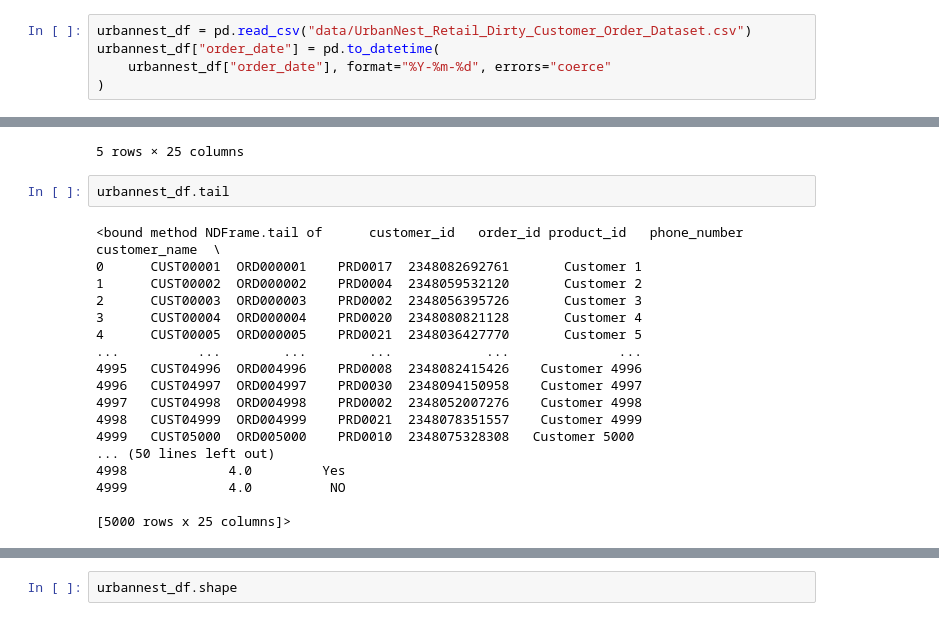
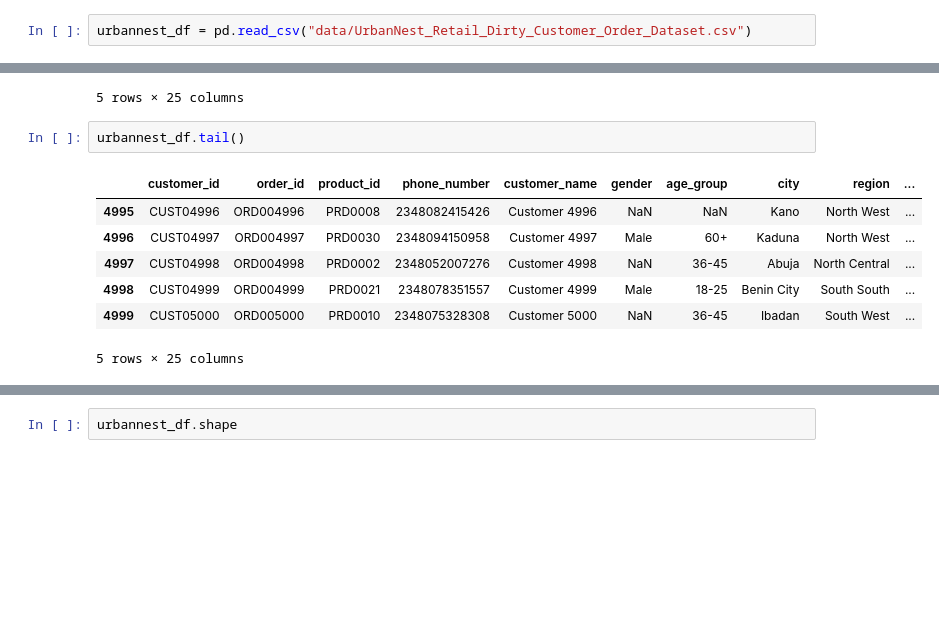
Before and after one commit to abiodunblossom/Urbannest_Analytics, a Jupyter notebook: urbannest_retail.ipynb, the cells around one changed output, grey strips where cells are left out. Saved outputs shown, nothing was run; the diff lists cells and outputs as text; blank space fills up the shorter version.

```diff
--- a/urbannest_retail.ipynb
+++ b/urbannest_retail.ipynb
@@ -6,9 +6,6 @@ pd.__version__
 '3.0.6'
 # %%
 urbannest_df = pd.read_csv("data/UrbanNest_Retail_Dirty_Customer_Order_Dataset.csv")
-urbannest_df["order_date"] = pd.to_datetime(
-    urbannest_df["order_date"], format="%Y-%m-%d", errors="coerce"
-)
 # %%
 urbannest_df.info()
 # %% [output]
@@ -40,22 +37,12 @@ urbannest_df.head(5)
 | 4 | CUST00005 | ORD000005 | PRD0021 | 2348036427770 | Customer 5 | MALE | 60+ | Port Harcourt | South South | ... |
 5 rows × 25 columns
 # %%
-urbannest_df.tail
+urbannest_df.tail()
 # %% [output]
+|  | customer_id | order_id | product_id | phone_number | customer_name | gender | age_group | city | region | ... |
+| 4995 | CUST04996 | ORD004996 | PRD0008 | 2348082415426 | Customer 4996 | NaN | NaN | Kano | North West | ... |
+| 4996 | CUST04997 | ORD004997 | PRD0030 | 2348094150958 | Customer 4997 | Male | 60+ | Kaduna | North West | ... |
+| 4997 | CUST04998 | ORD004998 | PRD0002 | 2348052007276 | Customer 4998 | NaN | 36-45 | Abuja | North Central | ... |
+| 4998 | CUST04999 | ORD004999 | PRD0021 | 2348078351557 | Customer 4999 | Male | 18-25 | Benin City | South South | ... |
+| 4999 | CUST05000 | ORD005000 | PRD0010 | 2348075328308 | Customer 5000 | NaN | 36-45 | Ibadan | South West | ... |
-<bound method NDFrame.tail of      customer_id   order_id product_id   phone_number    customer_name  \
-0      CUST00001  ORD000001    PRD0017  2348082692761       Customer 1
-1      CUST00002  ORD000002    PRD0004  2348059532120       Customer 2
-2      CUST00003  ORD000003    PRD0002  2348056395726       Customer 3
-3      CUST00004  ORD000004    PRD0020  2348080821128       Customer 4
-4      CUST00005  ORD000005    PRD0021  2348036427770       Customer 5
-...          ...        ...        ...            ...              ...
-4995   CUST04996  ORD004996    PRD0008  2348082415426    Customer 4996
-4996   CUST04997  ORD004997    PRD0030  2348094150958    Customer 4997
-4997   CUST04998  ORD004998    PRD0002  2348052007276    Customer 4998
-4998   CUST04999  ORD004999    PRD0021  2348078351557    Customer 4999
-4999   CUST05000  ORD005000    PRD0010  2348075328308   Customer 5000
-... (50 lines left out)
-4998             4.0         Yes
-4999             4.0          NO
-
-[5000 rows x 25 columns]>
+5 rows × 25 columns
```
Also changed, not shown: parts of 33 cells of this notebook, 3 other files.
